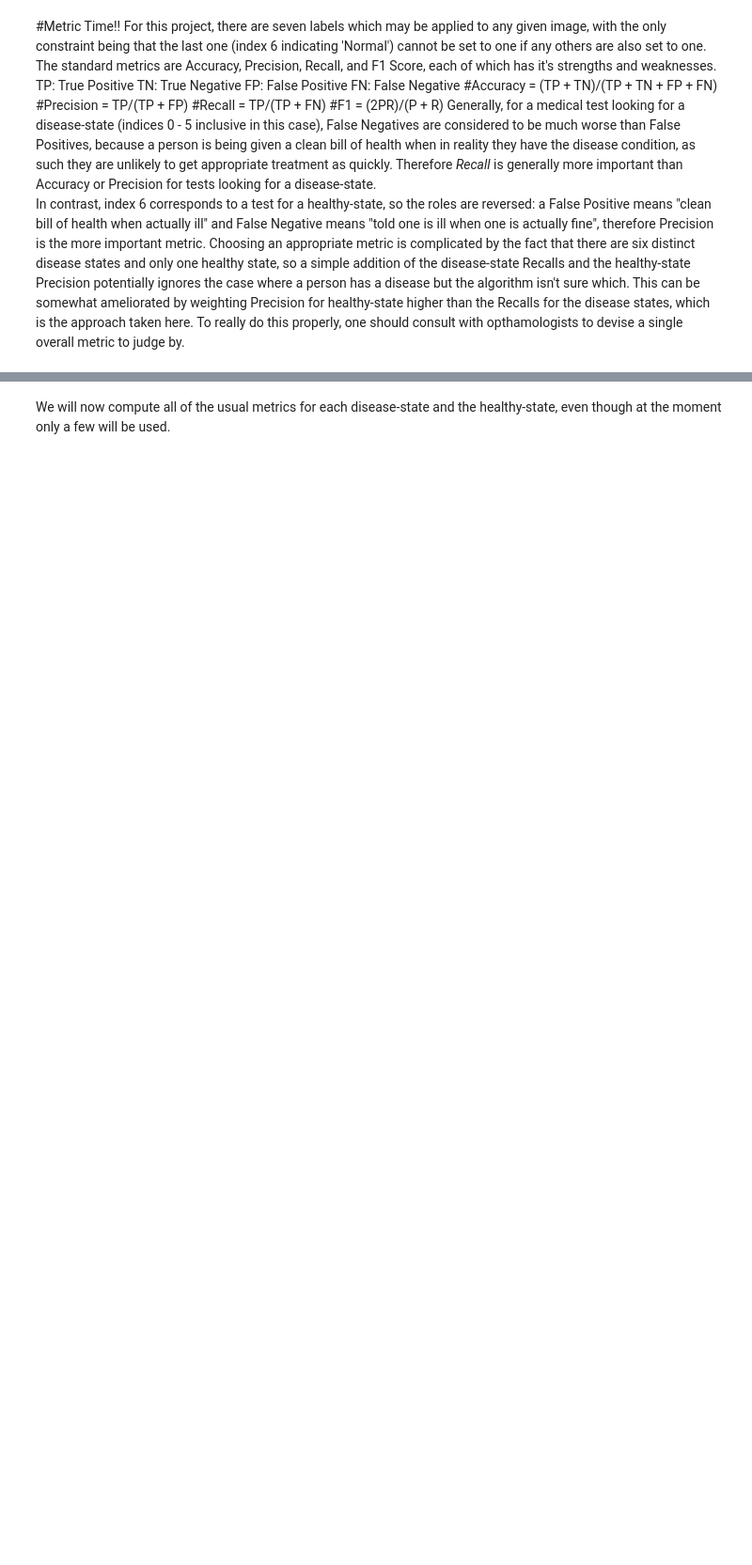
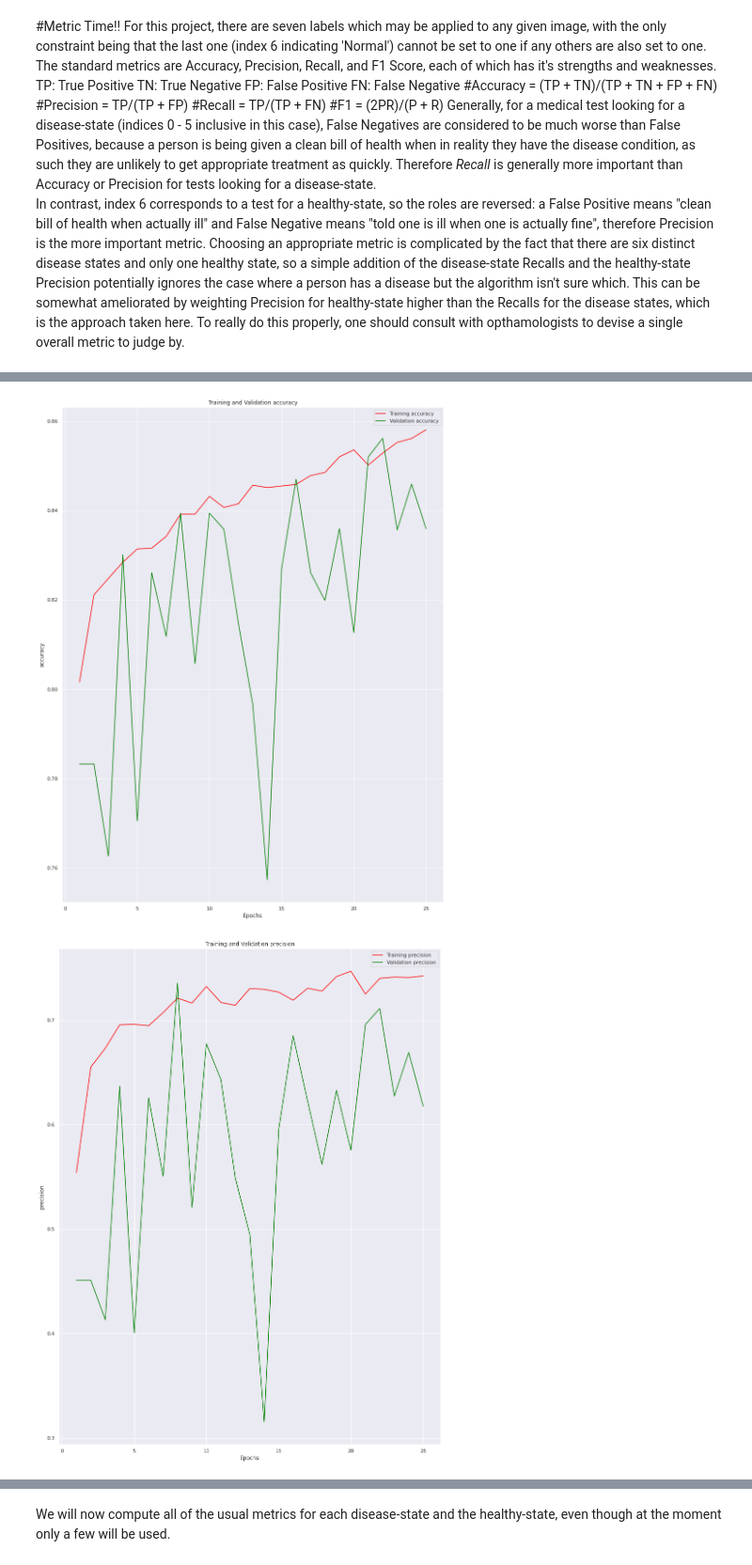
Before and after one commit to Astromax/Retina_Disease_Classification, a Jupyter notebook: EyeDiseaseDetection.ipynb, the cells around one changed output, grey strips where cells are left out. Shown at 94% size. Cells and saved outputs as stored; diff of their text form; code cells hidden in the pictures; blank space fills up the shorter version.

```diff
--- a/EyeDiseaseDetection.ipynb
+++ b/EyeDiseaseDetection.ipynb
@@ -266,0 +472,7 @@ Choosing an appropriate metric is complicated by the fact that there are six dis
+# %%
+#mets = ['tp', 'fp', 'tn', 'fn']
+mets = ['accuracy', 'precision', 'recall', 'auc', 'prc']
+print_training_history(M1_history, mets, modelname, expno)
+# %% [output]
+[figure, added]
+[figure, added]
```
Also changed, not shown: parts of 53 cells of this notebook.
